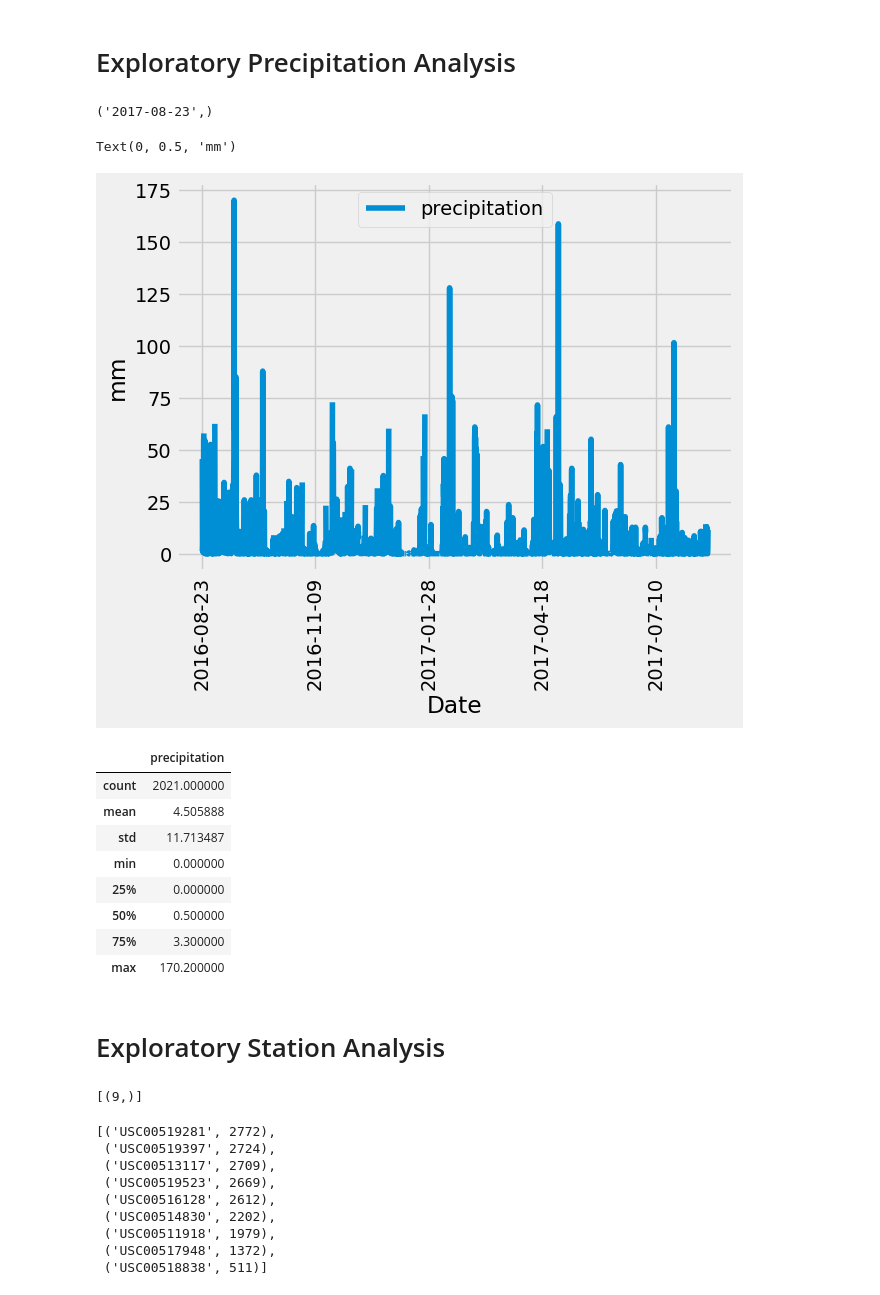
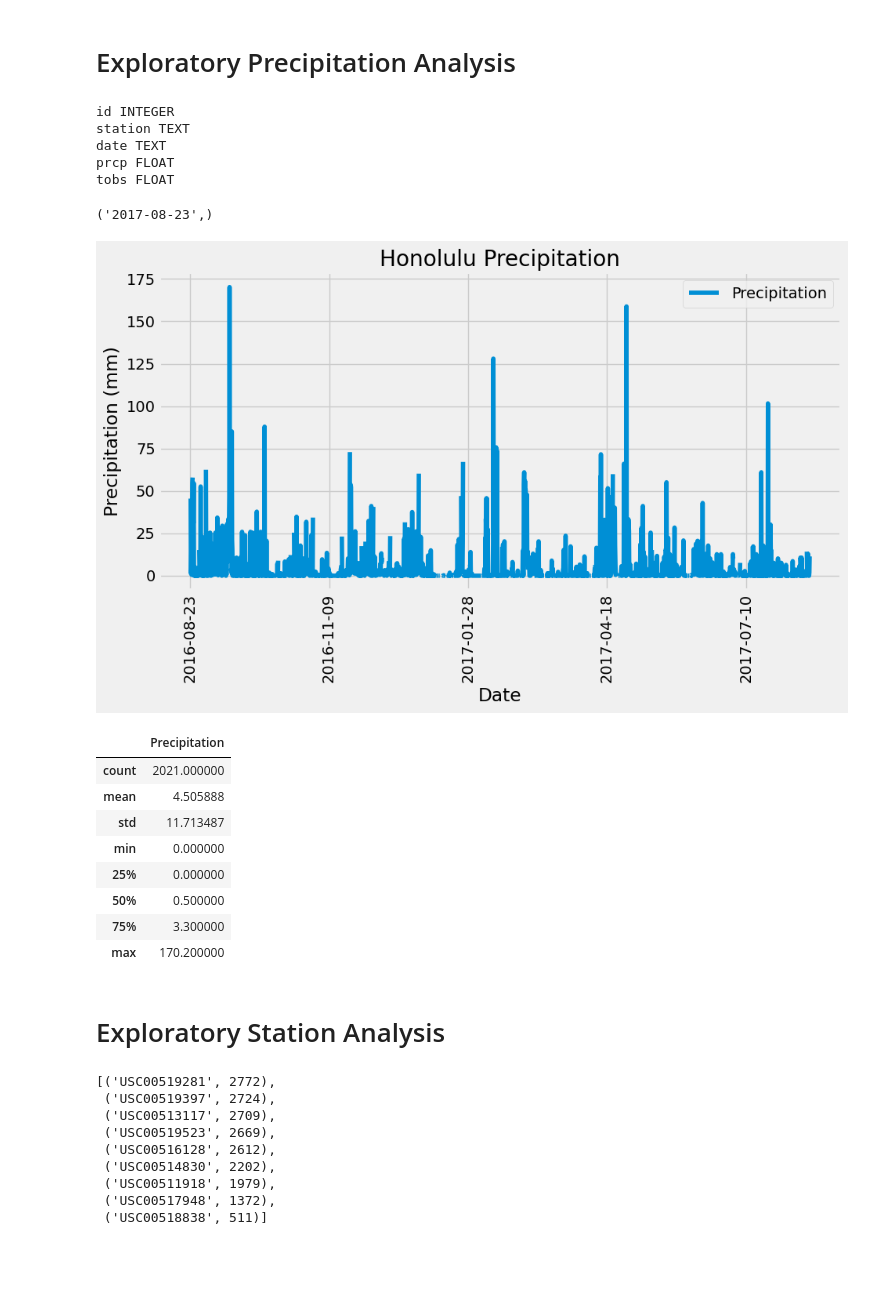
Before and after one commit to KavishNaran/sqlalchemy-challenge, a Jupyter notebook: climate_starter.ipynb, the cells around one changed output. Drawn from its saved outputs; the diff is of its cells as text; code cells hidden in the pictures; blank space fills up the shorter version.

```diff
--- a/climate_starter.ipynb
+++ b/climate_starter.ipynb
@@ -39,4 +42,15 @@ session = Session(engine)
 # %% [markdown]
 # Exploratory Precipitation Analysis
+# %%
+# List column name and their types
+measure_col = inspector.get_columns('measurement')
+for column in measure_col:
+    print (column['name'], column['type'])
+# %% [output]
+id INTEGER
+station TEXT
+date TEXT
+prcp FLOAT
+tobs FLOAT
 # %%
 # Find the most recent date in the data set.
@@ -45,27 +61,34 @@ session = Session(engine)
 # %%
 # Design a query to retrieve the last 12 months of precipitation data and plot the results.
 # Starting from the most recent data point in the database.
-
 # Calculate the date one year from the last date in data set.
-
+query_date = dt.date(2017, 8, 23) - dt.timedelta(days = 365)
 
 # Perform a query to retrieve the data and precipitation scores
-
+data = [Measurement.date,Measurement.prcp]
+query_tab = session.query(*data).filter(Measurement.date >= query_date).all()
 
 # Save the query results as a Pandas DataFrame. Explicitly set the column names
-
+precip_df = pd.DataFrame(query_tab, columns = ['Date','Precipitation'])
 
 # Sort the dataframe by date
-
+precip_df = precip_df.sort_values(['Date'], ascending=True)
+precip_df = precip_df.set_index('Date')
 
 # Use Pandas Plotting with Matplotlib to plot the data
+precip_df.plot(rot=90, figsize=(10, 5))
+plt.title("Honolulu Precipitation")
+plt.legend(loc="upper right")
+plt.xlabel("Date")
+plt.ylabel("Precipitation (mm)")
+plt.savefig("Honolulu_Precipitation")
 # %% [output]
-Text(0, 0.5, 'mm')
-[figure, old version]
+[figure, new version]
 # %%
 # Use Pandas to calculate the summary statistics for the precipitation data
+precip_df.describe()
 # %% [output]
-|  | precipitation |
+|  | Precipitation |
 | count | 2021.000000 |
 | mean | 4.505888 |
 | std | 11.713487 |
@@ -78,8 +101,7 @@ Text(0, 0.5, 'mm')
 # Exploratory Station Analysis
 # %%
 # Design a query to calculate the total number of stations in the dataset
+station_count = session.query(Station.id).count
-# %% [output]
-[(9,)]
 # %%
 # Design a query to find the most active stations (i.e. which stations have the most rows?)
 # List the stations and their counts in descending order.
```
Also changed, not shown: parts of 6 cells of this notebook, 3 other files.
